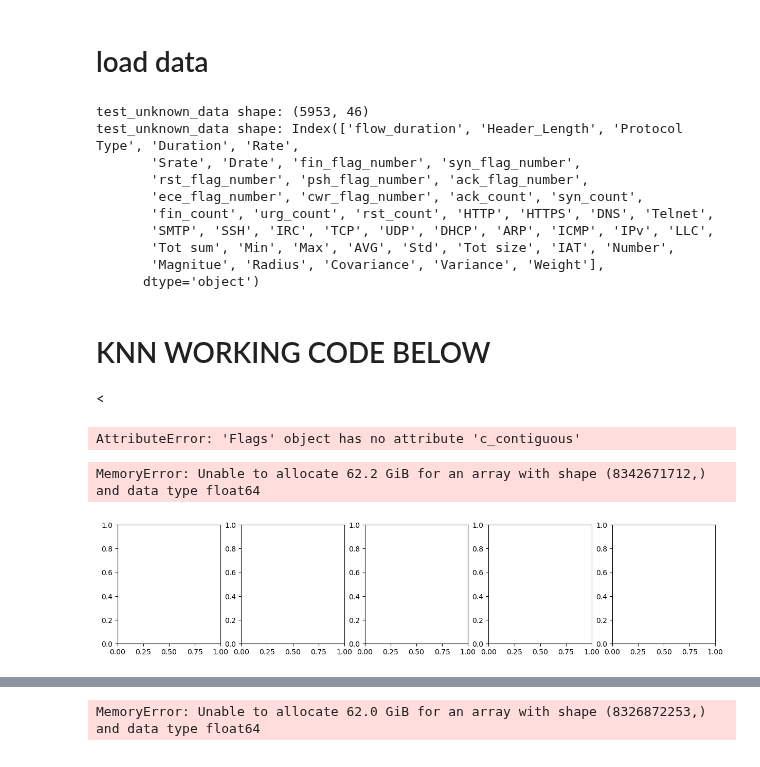
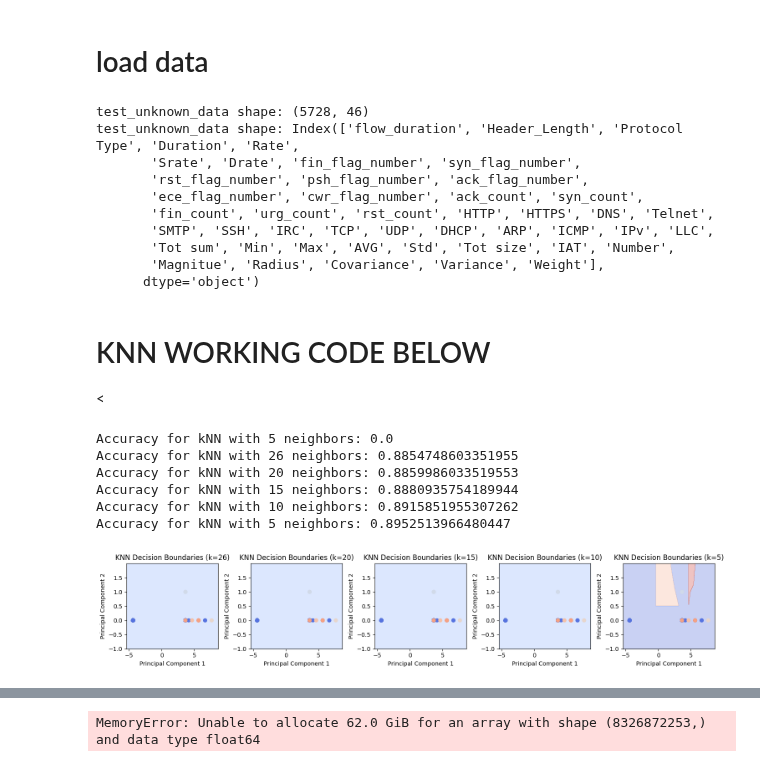
Before and after one commit to ML-Project-Team-5/Project_NetworkIDS, a Jupyter notebook: JUI-KNN.ipynb, the cells around one changed output, grey strips where cells are left out. Drawn from its saved outputs; the diff is of its cells as text; code cells hidden in the pictures.

Commit message:
Latest working KNN with plots which are yet to be analysed

```diff
--- a/JUI-KNN.ipynb
+++ b/JUI-KNN.ipynb
@@ -11,16 +11,16 @@ import matplotlib.pyplot as plt
 # %% [markdown]
 # load data
 # %%
-test_unknown_data_path = './data/test_unknown_data.csv'
+test_unknown_data_path = './data/2_rf_test_unknown_data.csv'
 test_unknown_data = pd.read_csv(test_unknown_data_path)
 
-test_unknown_label_path = './data/test_unknown_label.csv'
+test_unknown_label_path = './data/2_rf_test_unknown_label.csv'
 test_unknown_label = pd.read_csv(test_unknown_label_path)
 
 print("test_unknown_data shape:", test_unknown_data.shape)
 print("test_unknown_data shape:", test_unknown_data.columns)
 # %% [output]
-test_unknown_data shape: (5953, 46)
+test_unknown_data shape: (5728, 46)
 test_unknown_data shape: Index(['flow_duration', 'Header_Length', 'Protocol Type', 'Duration', 'Rate',
        'Srate', 'Drate', 'fin_flag_number', 'syn_flag_number',
        'rst_flag_number', 'psh_flag_number', 'ack_flag_number',
@@ -52,9 +52,13 @@ td,th {
 }
 </style>
 # %%
+import warnings
 from sklearn.preprocessing import LabelEncoder
 from sklearn.neighbors import KNeighborsClassifier
 from sklearn.metrics import accuracy_score
+
+# Suppress all warnings
+warnings.filterwarnings("ignore")
 
 # Assuming test_unknown_data is your test data
 # Drop the 'label' column from test_unknown_data
@@ -68,17 +72,15 @@ test_unknown_label_encoded = test_unknown_label.apply(lambda col: label_encoder.
 # Use the appropriate labels from your dataset; I'm using the first column as an example
 knn_clf = KNeighborsClassifier(n_neighbors=5)
 # Assuming your_training_data and your_training_labels are your original training data and labels
-#knn_clf.fit(test_unknown_data, test_unknown_label.values.ravel())
+knn_clf.fit(test_unknown_data, test_unknown_label.values.ravel())
 
 # Make predictions on the test data
-#predictions = knn_clf.predict(test_unknown_data)
+predictions = knn_clf.predict(test_unknown_data)
 
 # Optionally, you can evaluate the performance of the classifier
 # Assuming y_true is the actual labels for evaluation
-#accuracy = accuracy_score(test_unknown_label_encoded, predictions)
-#print(f'Accuracy for kNN with {knn_clf.n_neighbors} neighbors: {accuracy}')
-
-from sklearn.metrics import accuracy_score
+accuracy = accuracy_score(test_unknown_label_encoded, predictions)
+print(f'Accuracy for kNN with {knn_clf.n_neighbors} neighbors: {accuracy}')
 
 # Loop through each kNN classifier in knn_list
 for knn_clf in knn_list:
@@ -94,7 +96,12 @@ for knn_clf in knn_list:
     # Print the accuracy for each kNN classifier
     print(f'Accuracy for kNN with {knn_clf.n_neighbors} neighbors: {accuracy}')
 # %% [output]
-AttributeError: 'Flags' object has no attribute 'c_contiguous'
+Accuracy for kNN with 5 neighbors: 0.0
+Accuracy for kNN with 26 neighbors: 0.8854748603351955
+Accuracy for kNN with 20 neighbors: 0.8859986033519553
+Accuracy for kNN with 15 neighbors: 0.8880935754189944
+Accuracy for kNN with 10 neighbors: 0.8915851955307262
+Accuracy for kNN with 5 neighbors: 0.8952513966480447
 # %%
 from sklearn.datasets import fetch_openml
 from sklearn.model_selection import train_test_split
@@ -109,8 +116,8 @@ from sklearn.decomposition import PCA
 from sklearn.feature_selection import VarianceThreshold
 
 # Load test data and labels
-test_unknown_data_path = './data/test_unknown_data.csv'
-test_unknown_label_path = './data/test_unknown_label.csv'
+test_unknown_data_path = './data/2_rf_test_unknown_data.csv'
+test_unknown_label_path = './data/2_rf_test_unknown_label.csv'
 
 test_unknown_data = pd.read_csv(test_unknown_data_path)
 test_unknown_label = pd.read_csv(test_unknown_label_path)['label']
@@ -150,32 +157,31 @@ def plot_decision_boundary(knn, X, y, title, ax):
 
     xx, yy = np.meshgrid(np.arange(x_min, x_max, h), np.arange(y_min, y_max, h))
 
     # Obtain predictions for each point in the meshgrid
     Z = knn.predict(np.c_[xx.ravel(), yy.ravel()])
     Z = Z.reshape(xx.shape)
 
     # Plot the decision boundaries
     ax.contourf(xx, yy, Z, cmap=plt.cm.coolwarm, alpha=0.3)
 
     # Plot the training points
     scatter = ax.scatter(X[:, 0], X[:, 1], c=y, cmap=plt.cm.coolwarm)
 
     ax.set_xlabel('Principal Component 1')
     ax.set_ylabel('Principal Component 2')
     ax.set_title(title)
 # Set up subplots
 fig, axes = plt.subplots(1, len(knn_list), figsize=(15, 3))  # Adjust figsize as needed
 # Assuming downsampled_labels is defined somewhere in your code
 for i, (knn, k) in enumerate(zip(knn_list, [26, 20, 15, 10, 5])):
     # Fit KNN on the downsampled data
     knn.fit(reduced_data, test_unknown_label_encoded)
     plot_decision_boundary(knn, reduced_data, test_unknown_label_encoded, f'KNN Decision Boundaries (k={k})', axes[i])
 
 # Adjust layout
 plt.tight_layout()
 
 # Show the plots
 plt.show()
 # %% [output]
-MemoryError: Unable to allocate 62.2 GiB for an array with shape (8342671712,) and data type float64
-[figure, old version]
+[figure, new version]
```
Also changed, not shown: parts of 1 cell of this notebook.
